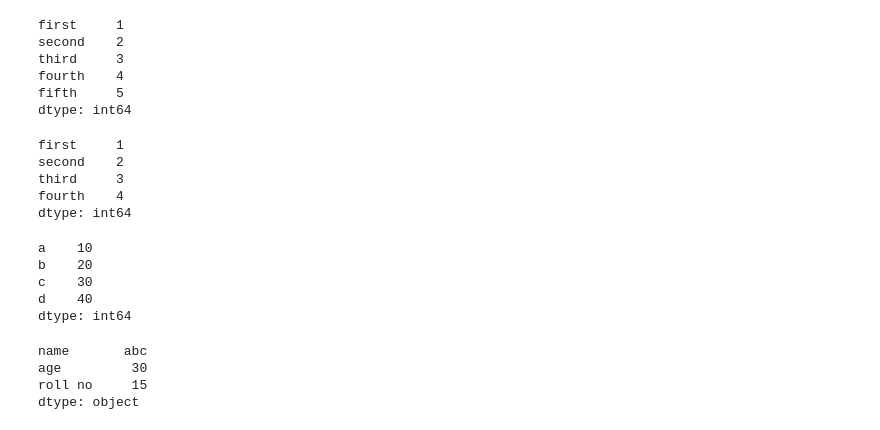
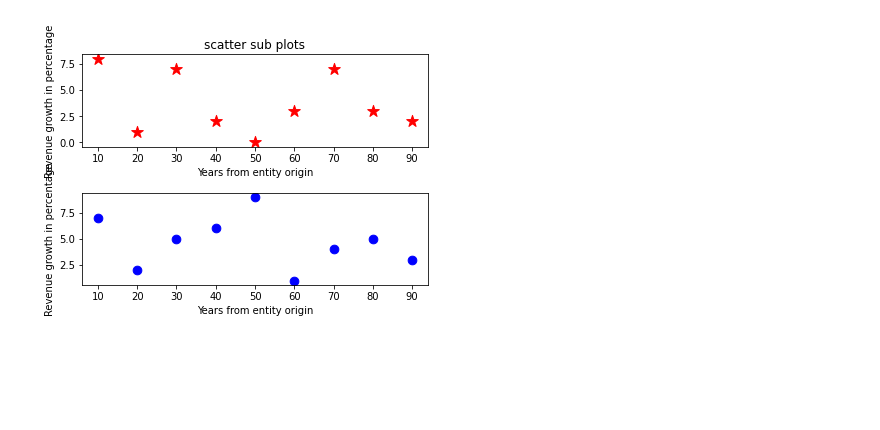
Before and after one commit to iamRakeshdhami/python_core, a Jupyter notebook: class2.ipynb, the cells around one changed output. Cells and saved outputs as stored; diff of their text form; code cells hidden in the pictures; blank space fills up the shorter version.

```diff
--- a/class2.ipynb
+++ b/class2.ipynb
@@ -150,38 +31,19 @@ dtype: int64
+# %%
+x = [10,20,30,40,50,60,70,80,90]
+a = [8,1,7,2,0,3,7,3,2]
+b = [7,2,5,6,9,1,4,5,3]
+plt.subplot(2,1,1 )
+plt.scatter(x,a,marker="*",color='red',s=150)
+plt.title('scatter sub plots')
+plt.xlabel('Years from entity origin')
+plt.ylabel('Revenue growth in percentage')
+plt.subplot(2,1,2)
+plt.scatter(x,b,marker=".",color='blue',s=300)
+plt.xlabel('Years from entity origin')
+plt.ylabel('Revenue growth in percentage')
+plt.subplots_adjust(left=0.1,bottom=0.1,right=0.9,top=0.9,wspace=0.5,hspace=0.5)
+plt.show()
+# %% [output]
+[figure, added]
 # %%
 import pandas as pd
-# %%
-x = pd.Series([1,2,3,4,5], index =["first","second","third","fourth","fifth"])
-print(x)
-# %% [output]
-first     1
-second    2
-third     3
-fourth    4
-fifth     5
-dtype: int64
-# %%
-x = pd.Series({"first":1,"second":2,"third":3,"fourth":4})
-print(x)
-# %% [output]
-first     1
-second    2
-third     3
-fourth    4
-dtype: int64
-# %%
-x = pd.Series({'a':10,"b":20,"c":30,"d":40})
-print(x)
-# %% [output]
-a    10
-b    20
-c    30
-d    40
-dtype: int64
-# %%
-student = pd.Series({"name":"abc","age":30,"roll no":15})
-print(student)
-# %% [output]
-name       abc
-age         30
-roll no     15
-dtype: object
```
Also changed, not shown: parts of 36 cells of this notebook.
